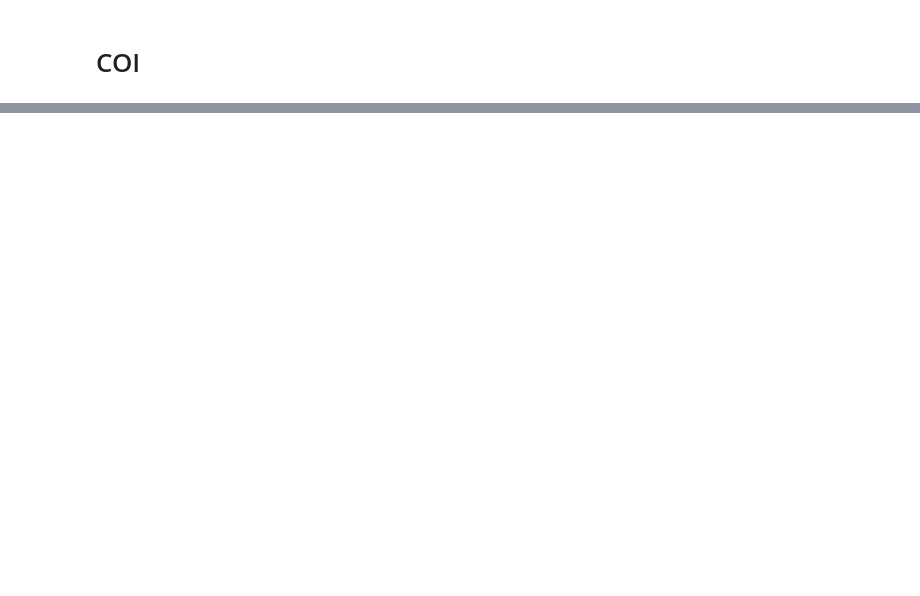
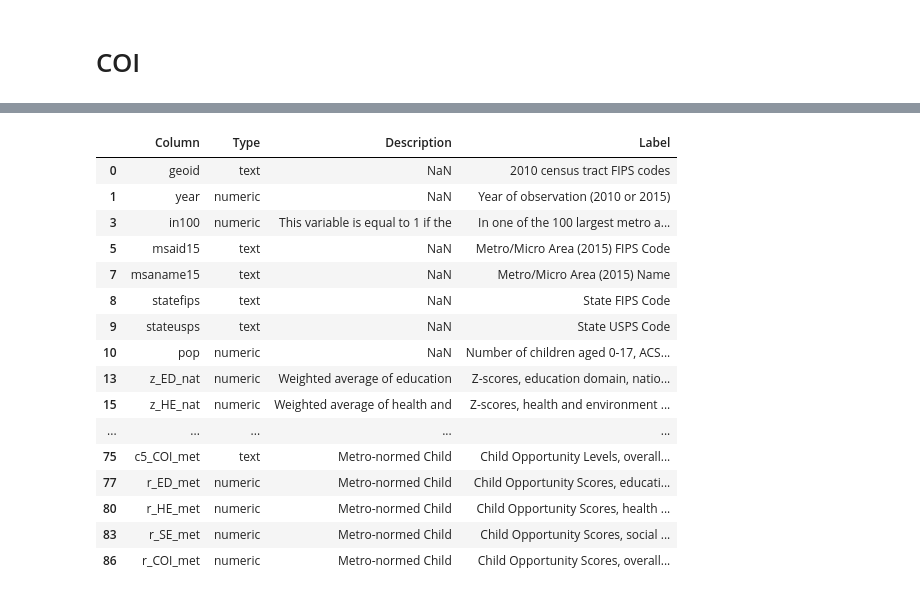
Before and after one commit to georgetown-analytics/Bleeding-Hearts, a Jupyter notebook: Wrangling.ipynb, the cells around one changed output, grey strips where cells are left out. Cells and saved outputs as stored; diff of their text form; code cells hidden in the pictures; blank space fills up the shorter version.

Commit message:
Working until Merge

```diff
--- a/Wrangling.ipynb
+++ b/Wrangling.ipynb
@@ -291,0 +344,10 @@ See the caveats in the documentation: https://pandas.pydata.org/pandas-docs/stab
+# %%
+transp = index_head.drop(columns=['Type','Description'])
+lst = list(transp.index[transp['Column'].isnull()])
+transp.drop(columns=['Column'],inplace=True)
+transp = transp.T
+for i in reversed(lst):
+    transp[i-1] = transp[i-1] + ' ' + transp[i]
+transp.drop(columns=lst,inplace=True)
+transp = transp.T
+transp.head()
@@ -291,0 +361,23 @@ See the caveats in the documentation: https://pandas.pydata.org/pandas-docs/stab
+# %%
+index_head = index_head[index_head['Column'].notna()]
+index_head.drop(columns='Label',inplace=True)
+index_head = index_head.merge(transp, how='outer', left_index=True, right_index=True)
+index_head
+# %% [output]
+|  | Column | Type | Description | Label |
+| 0 | geoid | text | NaN | 2010 census tract FIPS codes |
+| 1 | year | numeric | NaN | Year of observation (2010 or 2015) |
+| 3 | in100 | numeric | This variable is equal to 1 if the | In one of the 100 largest metro a... |
+| 5 | msaid15 | text | NaN | Metro/Micro Area (2015) FIPS Code |
+| 7 | msaname15 | text | NaN | Metro/Micro Area (2015) Name |
+| 8 | statefips | text | NaN | State FIPS Code |
+| 9 | stateusps | text | NaN | State USPS Code |
+| 10 | pop | numeric | NaN | Number of children aged 0-17, ACS... |
+| 13 | z_ED_nat | numeric | Weighted average of education | Z-scores, education domain, natio... |
+| 15 | z_HE_nat | numeric | Weighted average of health and | Z-scores, health and environment ... |
+| ... | ... | ... | ... | ... |
+| 75 | c5_COI_met | text | Metro-normed Child | Child Opportunity Levels, overall... |
+| 77 | r_ED_met | numeric | Metro-normed Child | Child Opportunity Scores, educati... |
+| 80 | r_HE_met | numeric | Metro-normed Child | Child Opportunity Scores, health ... |
+| 83 | r_SE_met | numeric | Metro-normed Child | Child Opportunity Scores, social ... |
+| 86 | r_COI_met | numeric | Metro-normed Child | Child Opportunity Scores, overall... |
```
Also changed, not shown: parts of 45 cells of this notebook.
